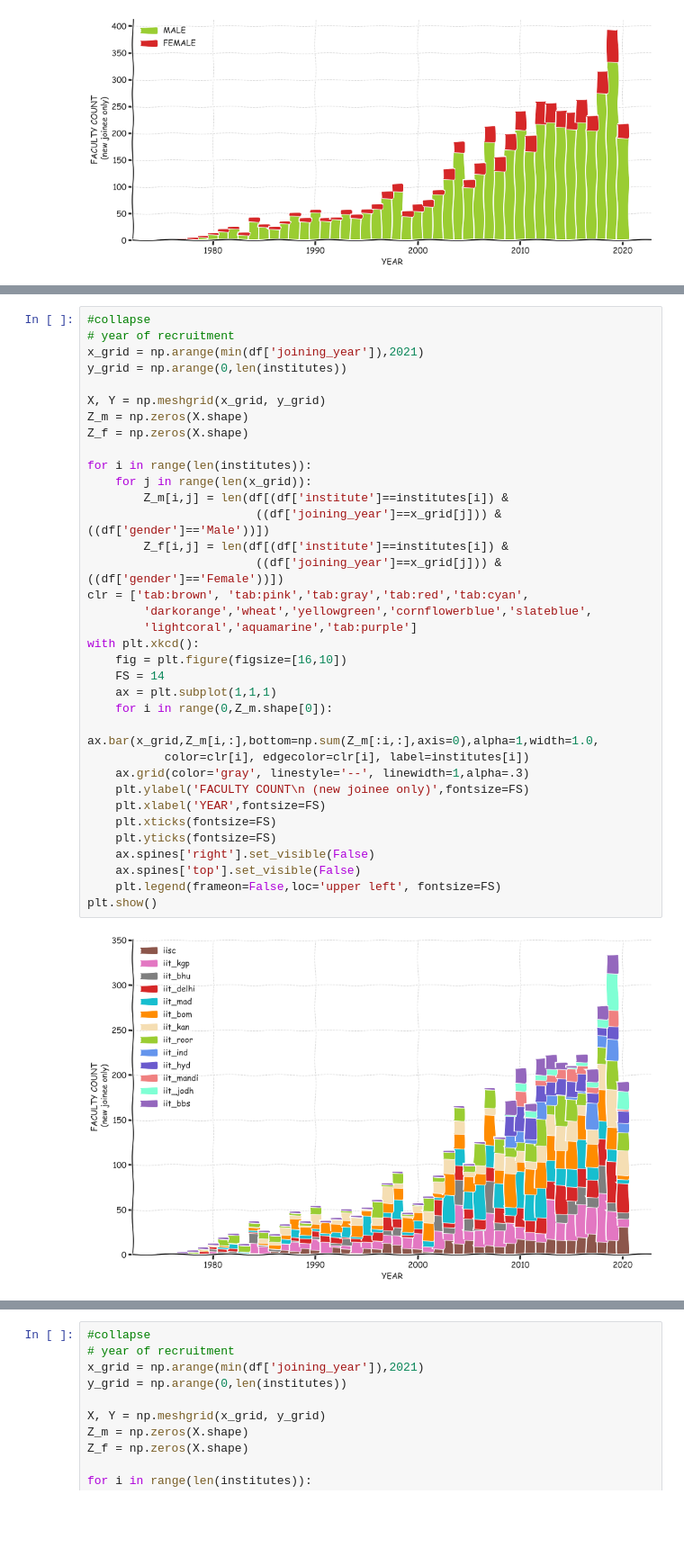
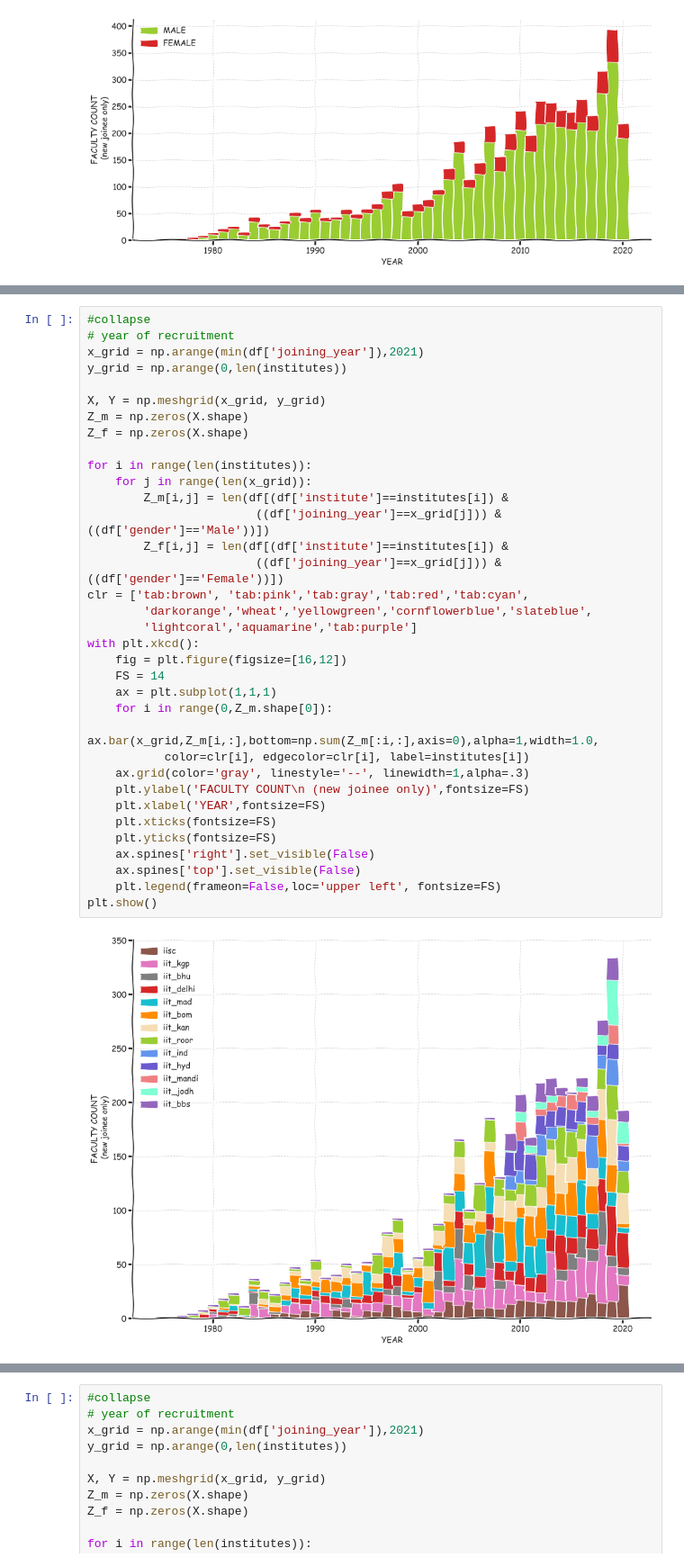
Before and after one commit to neerajww/myblog, a Jupyter notebook: _notebooks/2021-06-23-indian_institutes_nirf.ipynb, the cells around one changed output, grey strips where cells are left out. Shown at 90% size. Cells and saved outputs as stored; diff of their text form; blank space fills up the shorter version.

```diff
--- a/_notebooks/2021-06-23-indian_institutes_nirf.ipynb
+++ b/_notebooks/2021-06-23-indian_institutes_nirf.ipynb
@@ -783,32 +827,32 @@ y_grid = np.arange(0,len(institutes))
 
 X, Y = np.meshgrid(x_grid, y_grid)
 Z_m = np.zeros(X.shape)
 Z_f = np.zeros(X.shape)
 
 for i in range(len(institutes)):
     for j in range(len(x_grid)):
         Z_m[i,j] = len(df[(df['institute']==institutes[i]) &
                         ((df['joining_year']==x_grid[j])) & ((df['gender']=='Male'))])
         Z_f[i,j] = len(df[(df['institute']==institutes[i]) &
                         ((df['joining_year']==x_grid[j])) & ((df['gender']=='Female'))])
 clr = ['tab:brown', 'tab:pink','tab:gray','tab:red','tab:cyan',
         'darkorange','wheat','yellowgreen','cornflowerblue','slateblue',
         'lightcoral','aquamarine','tab:purple']
 with plt.xkcd():
-    fig = plt.figure(figsize=[16,10])
+    fig = plt.figure(figsize=[16,12])
     FS = 14
     ax = plt.subplot(1,1,1)
     for i in range(0,Z_m.shape[0]):
         ax.bar(x_grid,Z_m[i,:],bottom=np.sum(Z_m[:i,:],axis=0),alpha=1,width=1.0,
            color=clr[i], edgecolor=clr[i], label=institutes[i])
     ax.grid(color='gray', linestyle='--', linewidth=1,alpha=.3)
     plt.ylabel('FACULTY COUNT\n (new joinee only)',fontsize=FS)
     plt.xlabel('YEAR',fontsize=FS)
     plt.xticks(fontsize=FS)
     plt.yticks(fontsize=FS)
     ax.spines['right'].set_visible(False)
     ax.spines['top'].set_visible(False)
     plt.legend(frameon=False,loc='upper left', fontsize=FS)
 plt.show()
 # %% [output]
-[figure, old version]
+[figure, new version]
```
Also changed, not shown: parts of 27 cells of this notebook.
